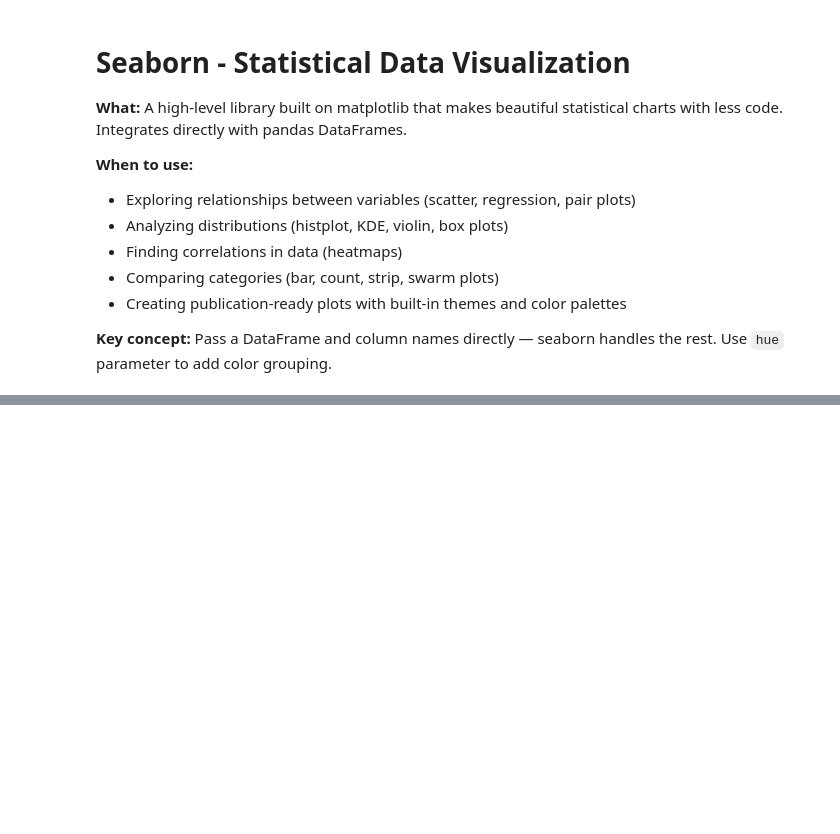
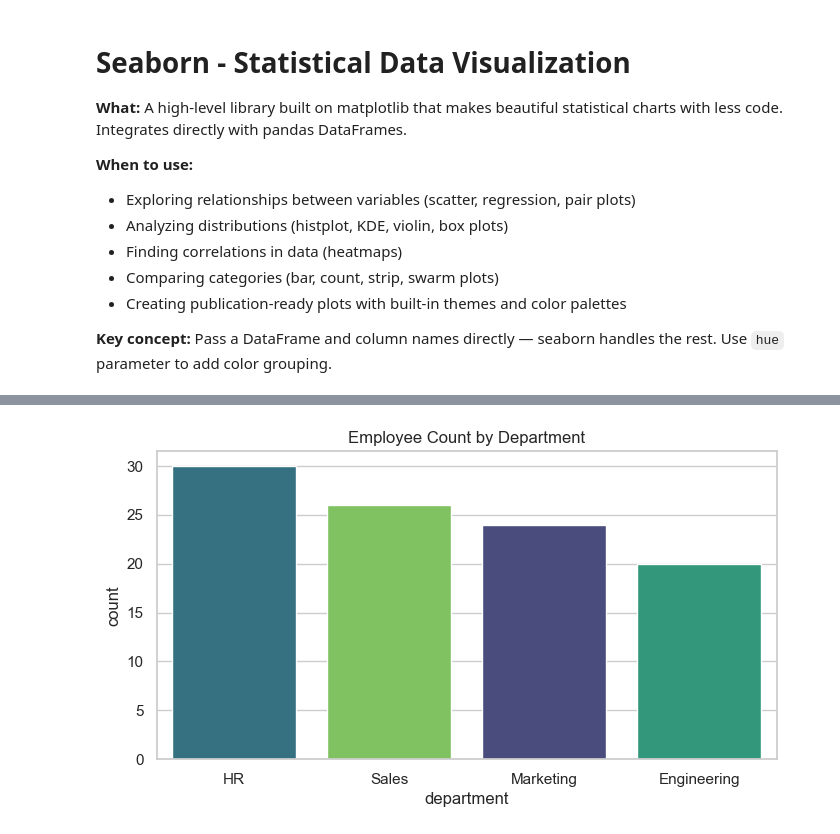
Before and after one commit to VivekGits7/data-science-poc, a Jupyter notebook: ipynb/seaborn.ipynb, the cells around one changed output, grey strips where cells are left out. Saved outputs shown, nothing was run; the diff lists cells and outputs as text; code cells hidden in the pictures; blank space fills up the shorter version.

```diff
--- a/ipynb/seaborn.ipynb
+++ b/ipynb/seaborn.ipynb
@@ -80,10 +94,12 @@ plt.show()
 # %%
 # 9. Count Plot (Category Counts)
 plt.figure(figsize=(8, 4))
-sns.countplot(x="department", data=df, palette="viridis",
-              order=df["department"].value_counts().index)
+sns.countplot(x="department", data=df, hue="department", palette="viridis",
+              order=df["department"].value_counts().index, legend=False)
 plt.title("Employee Count by Department")
 plt.show()
+# %% [output]
+[figure, added]
 # %%
 # 10. Bar Plot (Mean with Confidence Interval)
 plt.figure(figsize=(8, 4))
```
Also changed, not shown: parts of 15 cells of this notebook, 4 other files.
